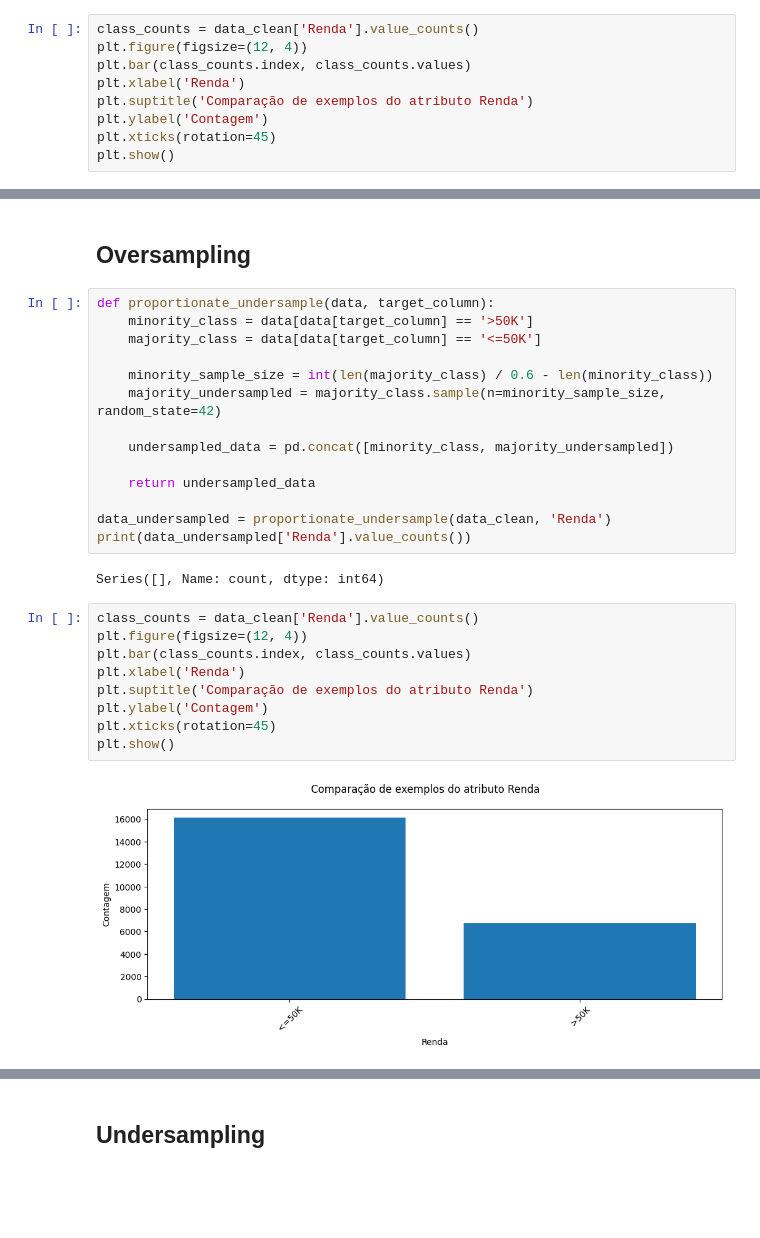
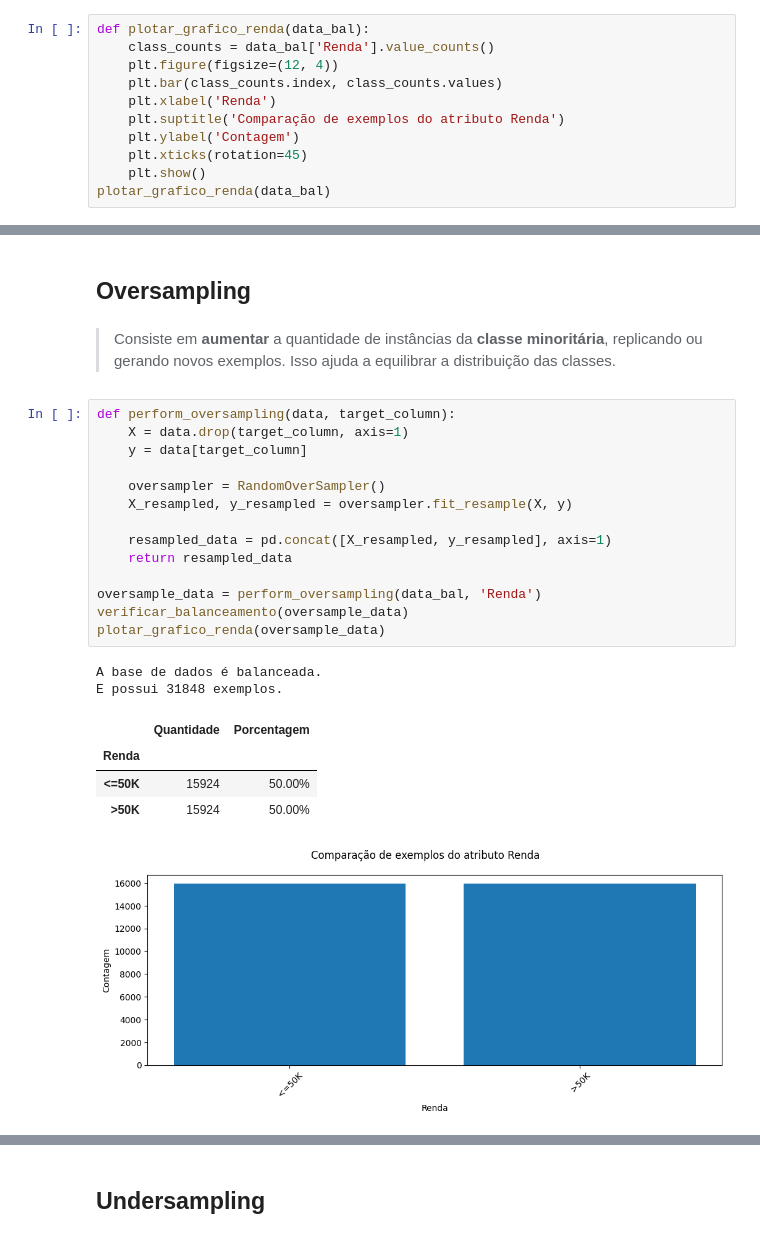
Before and after one commit to Henrique-Navarro/IA-PreProcessamento-Analise-de-Dados-Juptyter, a Jupyter notebook: jupyter_notebook.ipynb, the cells around one changed output, grey strips where cells are left out. Drawn from its saved outputs; the diff is of its cells as text; blank space fills up the shorter version.

```diff
--- a/jupyter_notebook.ipynb
+++ b/jupyter_notebook.ipynb
@@ -1697,44 +1701,43 @@ Renda
 >
 > Pode-se considerar uma base de dados balanceada quando a proporção entre as classes é de no máximo 40%-60%.
 # %%
-class_counts = data_clean['Renda'].value_counts()
-plt.figure(figsize=(12, 4))
-plt.bar(class_counts.index, class_counts.values)
-plt.xlabel('Renda')
-plt.suptitle('Comparação de exemplos do atributo Renda')
-plt.ylabel('Contagem')
-plt.xticks(rotation=45)
-plt.show()
+def plotar_grafico_renda(data_bal):
+    class_counts = data_bal['Renda'].value_counts()
+    plt.figure(figsize=(12, 4))
+    plt.bar(class_counts.index, class_counts.values)
+    plt.xlabel('Renda')
+    plt.suptitle('Comparação de exemplos do atributo Renda')
+    plt.ylabel('Contagem')
+    plt.xticks(rotation=45)
+    plt.show()
+plotar_grafico_renda(data_bal)
 # %% [output]
 [figure]
 # %% [markdown]
 > Outra forma de verificar se a base de dados é balanceada, é através de gráficos, que ajudam visualizar melhor a proporção de exemplos das classes, ficando mais claro a diferença de exemplos entre as classes.
 # %% [markdown]
 ## Oversampling
-# %%
-def proportionate_undersample(data, target_column):
-    minority_class = data[data[target_column] == '>50K']
-    majority_class = data[data[target_column] == '<=50K']
-
-    minority_sample_size = int(len(majority_class) / 0.6 - len(minority_class))
-    majority_undersampled = majority_class.sample(n=minority_sample_size, random_state=42)
-
-    undersampled_data = pd.concat([minority_class, majority_undersampled])
-
-    return undersampled_data
-
-data_undersampled = proportionate_undersample(data_clean, 'Renda')
-print(data_undersampled['Renda'].value_counts())
-# %% [output]
-Series([], Name: count, dtype: int64)
-# %%
-class_counts = data_clean['Renda'].value_counts()
-plt.figure(figsize=(12, 4))
-plt.bar(class_counts.index, class_counts.values)
-plt.xlabel('Renda')
-plt.suptitle('Comparação de exemplos do atributo Renda')
-plt.ylabel('Contagem')
-plt.xticks(rotation=45)
-plt.show()
-# %% [output]
-[figure, removed]
+# %% [markdown]
+> Consiste em **aumentar** a quantidade de instâncias da **classe minoritária**, replicando ou gerando novos exemplos. Isso ajuda a equilibrar a distribuição das classes.
+# %%
+def perform_oversampling(data, target_column):
+    X = data.drop(target_column, axis=1)
+    y = data[target_column]
+
+    oversampler = RandomOverSampler()
+    X_resampled, y_resampled = oversampler.fit_resample(X, y)
+
+    resampled_data = pd.concat([X_resampled, y_resampled], axis=1)
+    return resampled_data
+
+oversample_data = perform_oversampling(data_bal, 'Renda')
+verificar_balanceamento(oversample_data)
+plotar_grafico_renda(oversample_data)
+# %% [output]
+A base de dados é balanceada.
+E possui 31848 exemplos.
+|  | Quantidade | Porcentagem |
+| Renda |  |  |
+| <=50K | 15924 | 50.00% |
+| >50K | 15924 | 50.00% |
+[figure, added]
```
Also changed, not shown: parts of 133 cells of this notebook.
